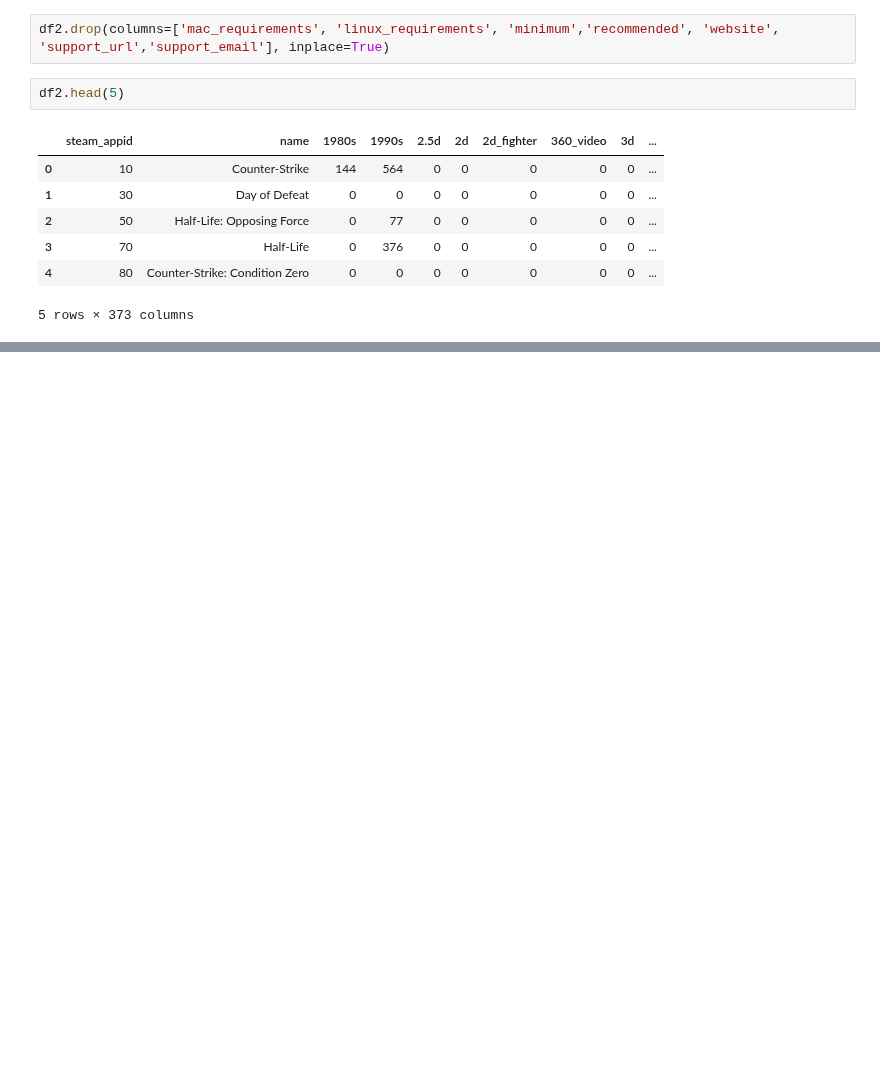
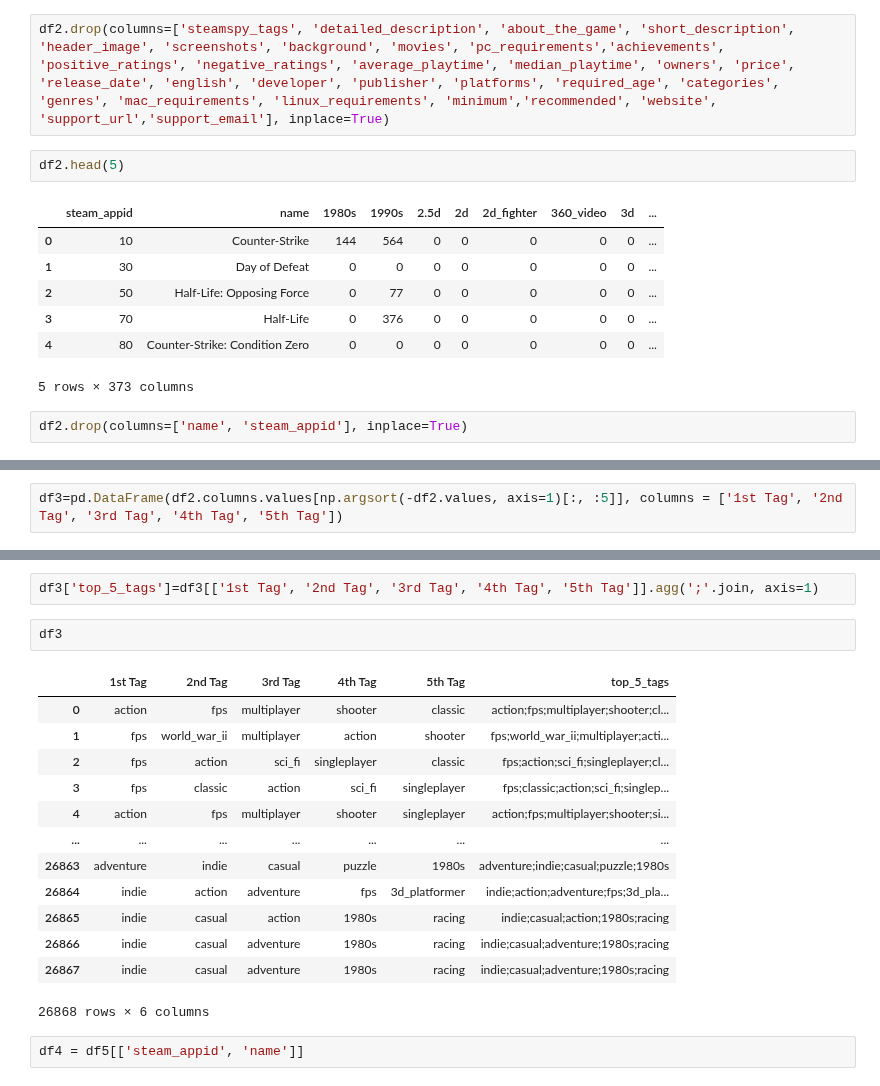
Before and after one commit to Rvanelven/steamator, a Jupyter notebook: notebooks/Robin_#15_ NLP 375 genres.ipynb, the cells around one changed output, grey strips where cells are left out. Saved outputs shown, nothing was run; the diff lists cells and outputs as text; blank space fills up the shorter version.

```diff
--- a/notebooks/Robin_#15_ NLP 375 genres.ipynb
+++ b/notebooks/Robin_#15_ NLP 375 genres.ipynb
@@ -57,7 +60,7 @@ df2.head(10)
 # %% [markdown]
 ## Préprocessing
 # %%
-df2.drop(columns=['mac_requirements', 'linux_requirements', 'minimum','recommended', 'website', 'support_url','support_email'], inplace=True)
+df2.drop(columns=['steamspy_tags', 'detailed_description', 'about_the_game', 'short_description', 'header_image', 'screenshots', 'background', 'movies', 'pc_requirements','achievements', 'positive_ratings', 'negative_ratings', 'average_playtime', 'median_playtime', 'owners', 'price', 'release_date', 'english', 'developer', 'publisher', 'platforms', 'required_age', 'categories', 'genres', 'mac_requirements', 'linux_requirements', 'minimum','recommended', 'website', 'support_url','support_email'], inplace=True)
 # %%
 df2.head(5)
 # %% [output]
@@ -68,3 +71,5 @@ df2.head(5)
 | 3 | 70 | Half-Life | 0 | 376 | 0 | 0 | 0 | 0 | 0 | ... |
 | 4 | 80 | Counter-Strike: Condition Zero | 0 | 0 | 0 | 0 | 0 | 0 | 0 | ... |
 5 rows × 373 columns
+# %%
+df2.drop(columns=['name', 'steam_appid'], inplace=True)
@@ -70,0 +80,2 @@ df2.head(5)
+# %%
+df3=pd.DataFrame(df2.columns.values[np.argsort(-df2.values, axis=1)[:, :5]], columns = ['1st Tag', '2nd Tag', '3rd Tag', '4th Tag', '5th Tag'])
@@ -70,0 +102,20 @@ df2.head(5)
+# %%
+df3['top_5_tags']=df3[['1st Tag', '2nd Tag', '3rd Tag', '4th Tag', '5th Tag']].agg(';'.join, axis=1)
+# %%
+df3
+# %% [output]
+|  | 1st Tag | 2nd Tag | 3rd Tag | 4th Tag | 5th Tag | top_5_tags |
+| 0 | action | fps | multiplayer | shooter | classic | action;fps;multiplayer;shooter;cl... |
+| 1 | fps | world_war_ii | multiplayer | action | shooter | fps;world_war_ii;multiplayer;acti... |
+| 2 | fps | action | sci_fi | singleplayer | classic | fps;action;sci_fi;singleplayer;cl... |
+| 3 | fps | classic | action | sci_fi | singleplayer | fps;classic;action;sci_fi;singlep... |
+| 4 | action | fps | multiplayer | shooter | singleplayer | action;fps;multiplayer;shooter;si... |
+| ... | ... | ... | ... | ... | ... | ... |
+| 26863 | adventure | indie | casual | puzzle | 1980s | adventure;indie;casual;puzzle;1980s |
+| 26864 | indie | action | adventure | fps | 3d_platformer | indie;action;adventure;fps;3d_pla... |
+| 26865 | indie | casual | action | 1980s | racing | indie;casual;action;1980s;racing |
+| 26866 | indie | casual | adventure | 1980s | racing | indie;casual;adventure;1980s;racing |
+| 26867 | indie | casual | adventure | 1980s | racing | indie;casual;adventure;1980s;racing |
+26868 rows × 6 columns
+# %%
+df4 = df5[['steam_appid', 'name']]
```
Also changed, not shown: parts of 19 cells of this notebook, 1 other file.
